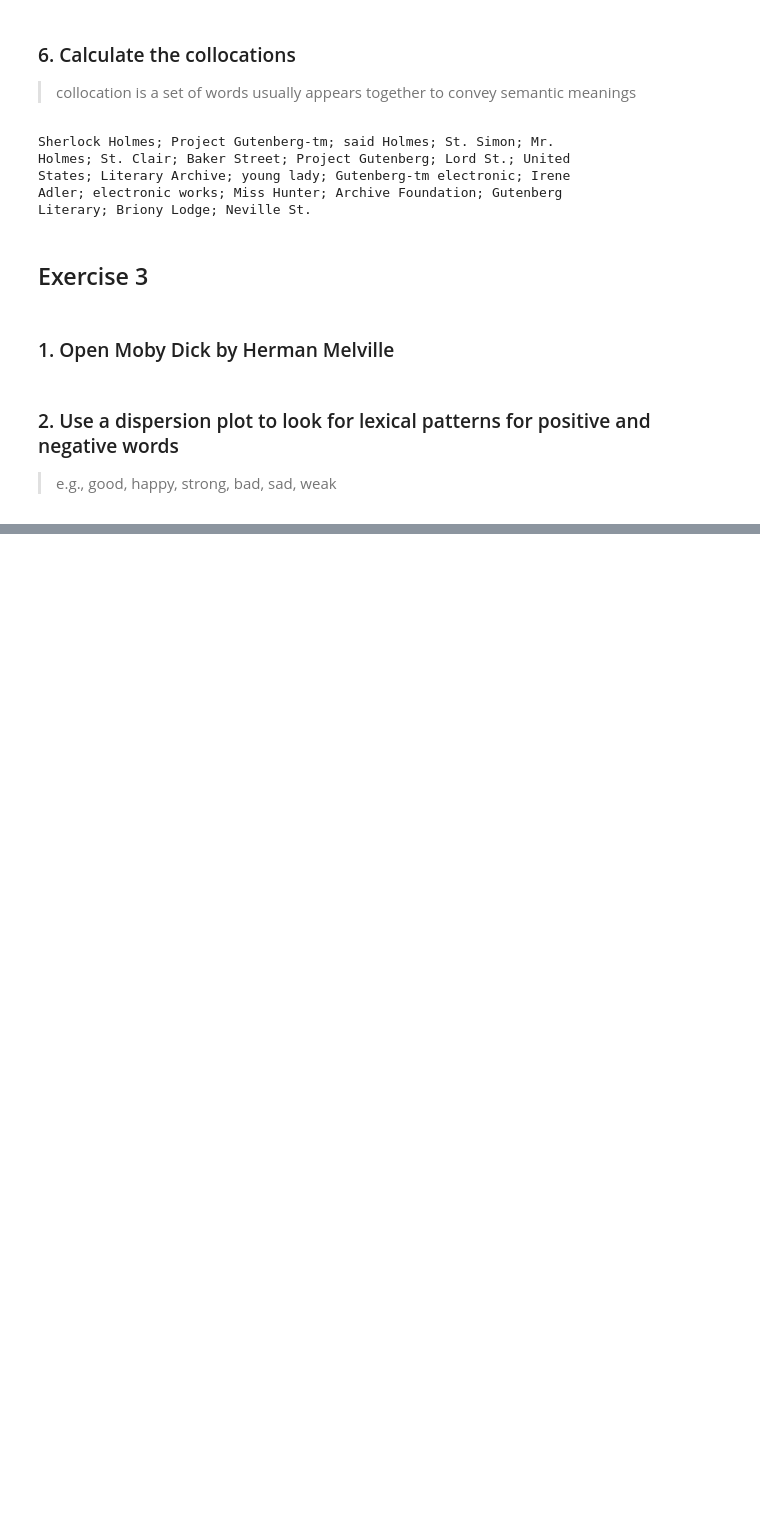
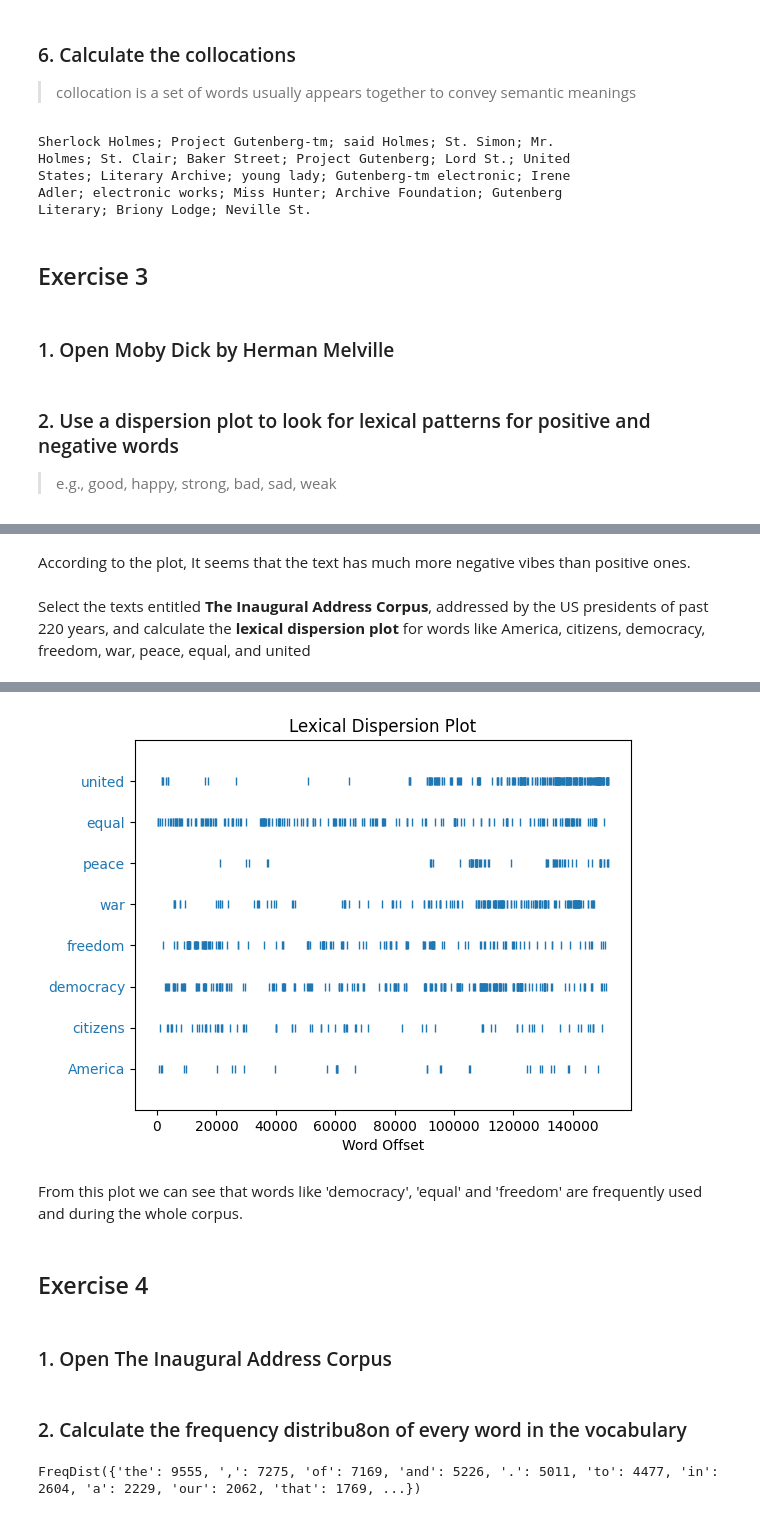
Before and after one commit to Neilus03/NLP-2024, a Jupyter notebook: tokenization_&_basic_statistics.ipynb, the cells around one changed output, grey strips where cells are left out. Saved outputs shown, nothing was run; the diff lists cells and outputs as text; code cells hidden in the pictures; blank space fills up the shorter version.

```diff
--- a/tokenization_&_basic_statistics.ipynb
+++ b/tokenization_&_basic_statistics.ipynb
@@ -187,0 +203,27 @@ nltk.draw.dispersion_plot(mobydick, tokens, title='Lexical Dispersion Plot')
+# %% [markdown]
+According to the plot, It seems that the text has much more negative vibes than positive ones.
+# %% [markdown]
+Select the texts entitled **The Inaugural Address Corpus**,
+addressed by the US presidents of past 220 years, and calculate
+the **lexical dispersion plot** for words like America, citizens,
+democracy, freedom, war, peace, equal, and united
+# %%
+from nltk.corpus import inaugural
+nltk.download('inaugural')
+
+# Load and concatenate texts from the Inaugural Address Corpus
+all_addresses = [inaugural.raw(fileid) for fileid in inaugural.fileids()]
+combined_text = ' '.join(all_addresses)
+
+# Tokenize the combined text
+tokens = nltk.word_tokenize(combined_text)
+
+# Create an NLTK Text object
+text_obj = nltk.Text(tokens)
+
+# Define target words
+target_words = ['America', 'citizens', 'democracy', 'freedom', 'war', 'peace', 'equal', 'united']
+
+# Generate dispersion plot
+text_obj.dispersion_plot(target_words)
+# %% [output]
@@ -187,0 +232,7 @@ nltk.draw.dispersion_plot(mobydick, tokens, title='Lexical Dispersion Plot')
+[figure, added]
+# %% [markdown]
+From this plot we can see that words like 'democracy', 'equal' and 'freedom' are frequently used and during the whole corpus.
+# %% [markdown]
+## Exercise 4
+# %% [markdown]
+### 1. Open The Inaugural Address Corpus
@@ -187,0 +244,9 @@ nltk.draw.dispersion_plot(mobydick, tokens, title='Lexical Dispersion Plot')
+# %% [markdown]
+### 2. Calculate the frequency distribu8on of every word in the vocabulary
+# %%
+from nltk.probability import FreqDist
+
+freq_dist = FreqDist(all_words)
+freq_dist
+# %% [output]
+FreqDist({'the': 9555, ',': 7275, 'of': 7169, 'and': 5226, '.': 5011, 'to': 4477, 'in': 2604, 'a': 2229, 'our': 2062, 'that': 1769, ...})
```
Also changed, not shown: parts of 13 cells of this notebook.
